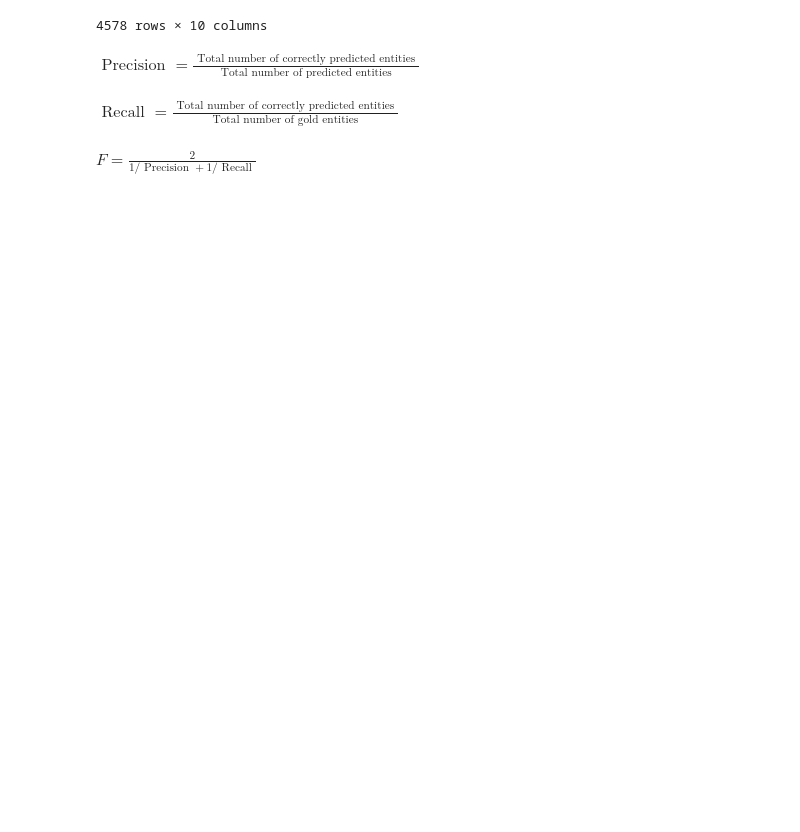
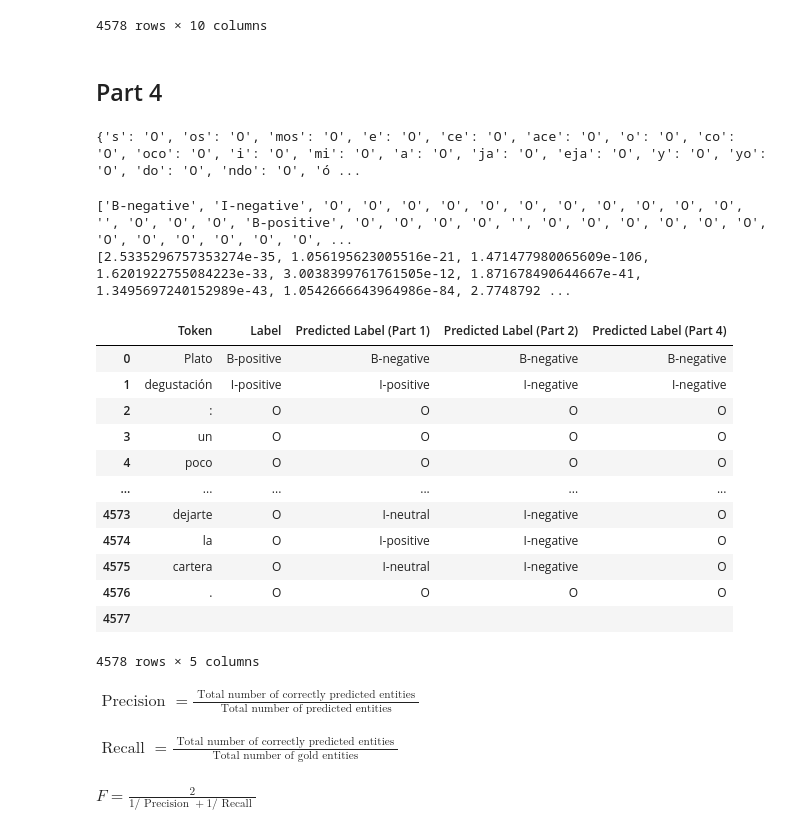
Before and after one commit to verneylmavt/hmm-text_analysis-py, a Jupyter notebook: ES/1.ipynb, the cells around one changed output. Cells and saved outputs as stored; diff of their text form; code cells hidden in the pictures; blank space fills up the shorter version.

Commit message:
Part4 Commit

```diff
--- a/ES/1.ipynb
+++ b/ES/1.ipynb
@@ -825,3 +827,5 @@ for i in range(k):
     df_out = df_test_8.loc[:, ["Token", col]]
     loc = "../EvalScript/dev.prediction3_k_" + str(i+1)
     df_out.to_csv(loc, sep=' ', index=False, header=False)
+# %% [markdown]
+## Part 4
@@ -827,0 +875,60 @@ for i in range(k):
+# %%
+from collections import defaultdict
+
+def dataframe_to_list(df):
+    return [(token, label) for token, label in zip(df['Token'], df['Label'])]
+
+def generate_suffix_probs(df, max_suffix_length=3):
+    training_data = dataframe_to_list(df)
+    suffix_tag_counts = defaultdict(lambda: defaultdict(int))
+    suffix_probs = {}
+
+    # Count suffix-tag pairs
+    for word, tag in training_data:
+        for i in range(1, max_suffix_length + 1):
+            suffix = word[-i:]
+            suffix_tag_counts[suffix][tag] += 1
+
+    # Determine most common tag for each suffix
+    for suffix, tag_counts in suffix_tag_counts.items():
+        most_common_tag = max(tag_counts, key=tag_counts.get)
+        suffix_probs[suffix] = most_common_tag
+
+    return suffix_probs
+# %%
+suffix_prob = generate_suffix_probs(df.copy())
+print(suffix_prob)
+# %% [output]
+{'s': 'O', 'os': 'O', 'mos': 'O', 'e': 'O', 'ce': 'O', 'ace': 'O', 'o': 'O', 'co': 'O', 'oco': 'O', 'i': 'O', 'mi': 'O', 'a': 'O', 'ja': 'O', 'eja': 'O', 'y': 'O', 'yo': 'O', 'do': 'O', 'ndo': 'O', 'ó ...
+# %%
+all_best_path = []
+all_best_path_prob = []
+
+for i in sent:
+    best_path, best_path_prob = improved_viterbi_algorithm(i, trans_probs, emit_probs, tags, all_states, suffix_prob)
+    best_path += [""]
+    all_best_path += best_path
+    all_best_path_prob += [best_path_prob]
+
+print(all_best_path)
+print(all_best_path_prob)
+# %% [output]
+['B-negative', 'I-negative', 'O', 'O', 'O', 'O', 'O', 'O', 'O', 'O', 'O', 'O', 'O', '', 'O', 'O', 'O', 'B-positive', 'O', 'O', 'O', 'O', '', 'O', 'O', 'O', 'O', 'O', 'O', 'O', 'O', 'O', 'O', 'O', 'O', ...
+[2.5335296757353274e-35, 1.056195623005516e-21, 1.471477980065609e-106, 1.6201922755084223e-33, 3.0038399761761505e-12, 1.871678490644667e-41, 1.3495697240152989e-43, 1.0542666643964986e-84, 2.7748792 ...
+# %%
+df_test["Predicted Label (Part 4)"] = all_best_path
+display(df_test)
+# %% [output]
+|  | Token | Label | Predicted Label (Part 1) | Predicted Label (Part 2) | Predicted Label (Part 4) |
+| 0 | Plato | B-positive | B-negative | B-negative | B-negative |
+| 1 | degustación | I-positive | I-positive | I-negative | I-negative |
+| 2 | : | O | O | O | O |
+| 3 | un | O | O | O | O |
+| 4 | poco | O | O | O | O |
+| ... | ... | ... | ... | ... | ... |
+| 4573 | dejarte | O | I-neutral | I-negative | O |
+| 4574 | la | O | I-positive | I-negative | O |
+| 4575 | cartera | O | I-neutral | I-negative | O |
+| 4576 | . | O | O | O | O |
+| 4577 |  |  |  |  |  |
+4578 rows × 5 columns
```
Also changed, not shown: parts of 3 cells of this notebook, 2 other files.
